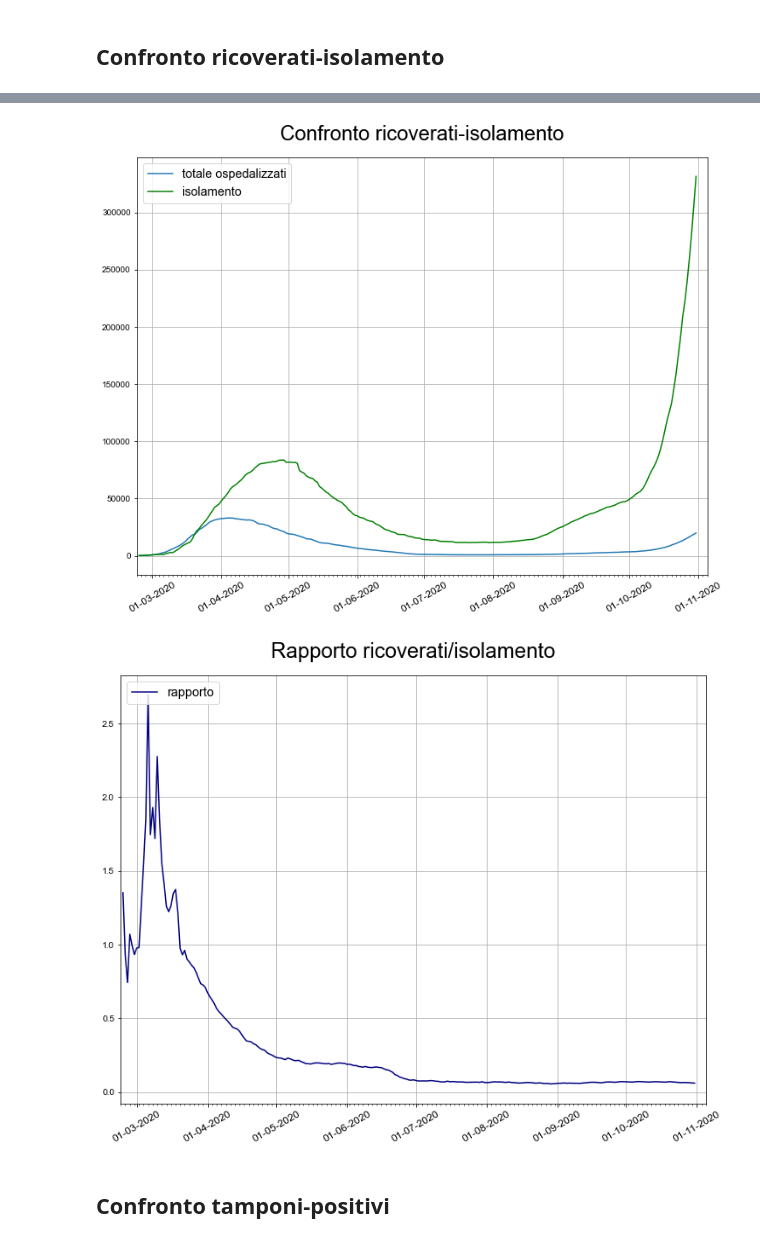
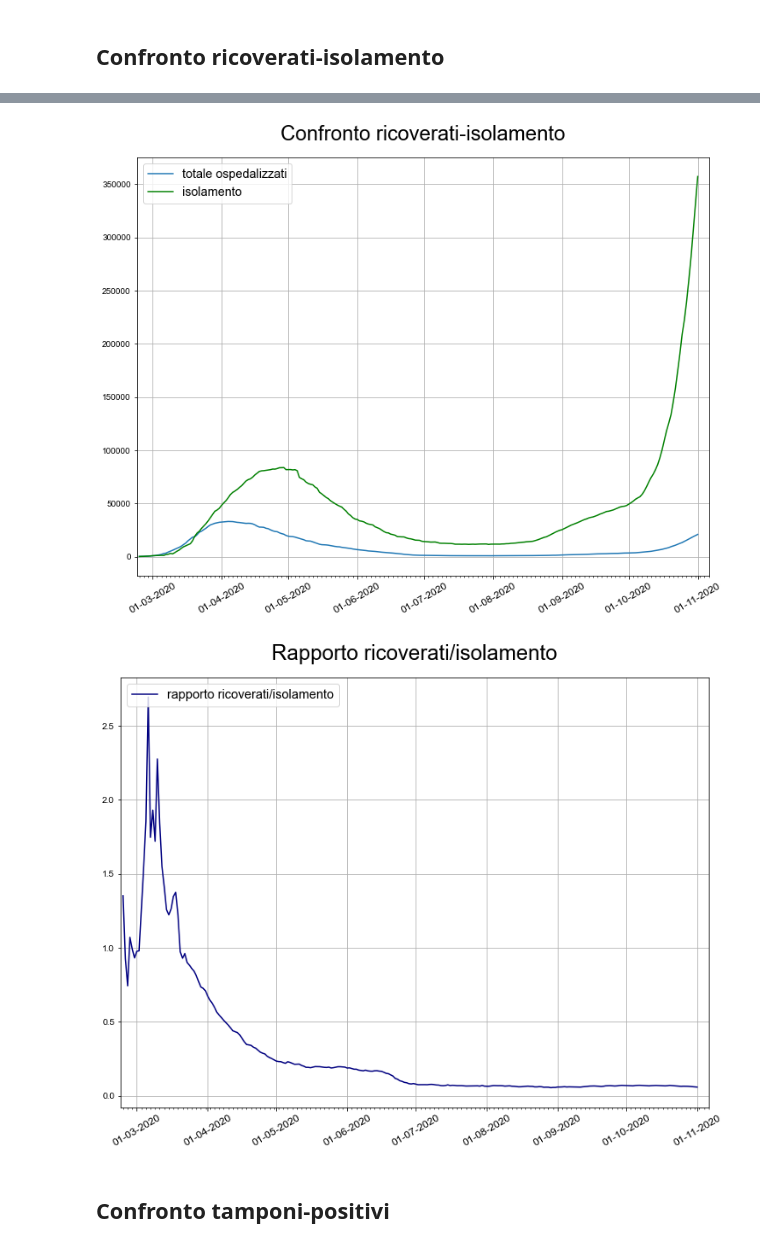
Before and after one commit to mattiafalco/COVID19, a Jupyter notebook: Analisi COVID.ipynb, the cells around one changed output, grey strips where cells are left out. Saved outputs shown, nothing was run; the diff lists cells and outputs as text; code cells hidden in the pictures.

Commit message:
dati

```diff
--- a/Analisi COVID.ipynb
+++ b/Analisi COVID.ipynb
@@ -21,7 +20,9 @@ months = mdates.MonthLocator()  # every month
 days = mdates.DayLocator(interval=2) # every day
 years_fmt = mdates.DateFormatter('%d-%m-%Y')
 # %%
-df = pd.read_csv("/Users/mattiafalco/Documents/GitHub/COVID-19/dati-andamento-nazionale/dpc-covid19-ita-andamento-nazionale.csv")
-print( 'Dati aggiornati al giorno ', df['data'][len(df)-1])
+url = 'https://raw.githubusercontent.com/pcm-dpc/COVID-19/master/dati-andamento-nazionale/dpc-covid19-ita-andamento-nazionale.csv'
+df = pd.read_csv(url)
+df.to_csv('dati_andamento_nazionale')
+print( 'Dati aggiornati al giorno ', df['data'].iloc[-1])
 df.head()
 # %% [output]
@@ -33,12 +34,11 @@ Dati aggiornati al giorno  2020-10-31T17:00:00
 | 3 | 2020-02-27T18:00:00 | ITA | 248 | 56 | 304 | 284 | ... |
 | 4 | 2020-02-28T18:00:00 | ITA | 345 | 64 | 409 | 412 | ... |
 # %%
-# creiamo colonna giorno
+# colonna giorno
 df['giorno'] = df['data'].str.slice(start=0, stop=10)
 
-primo_giorno = df['giorno'][0]
-ultimo_giorno = df['giorno'][len(df)-1]
+primo_giorno = df['giorno'].iloc[0]
+ultimo_giorno = df['giorno'].iloc[-1]
 
 giorni = pd.date_range(start=primo_giorno, end=ultimo_giorno, freq='D')
 df['giorno']=giorni
-df
@@ -164,16 +149,16 @@ ax.set_title('Confronto ricoverati-isolamento', fontsize=24, pad=20 )
 Set_graphix(ax)
 plt.show()
 # %% [output]
-[figure, old version]
+[figure, new version]
 # %%
 frazione_ric = ric_totali/isolamento
 fig, ax = plt.subplots(figsize=(12,10))
-ax.plot(giorni, frazione_ric, 'navy', label='rapporto')
+ax.plot(giorni, frazione_ric, 'navy', label='rapporto ricoverati/isolamento')
 ax.set_title('Rapporto ricoverati/isolamento', fontsize=24 , pad=20)
 Set_graphix(ax)
 plt.show()
 # %% [output]
-[figure, old version]
+[figure, new version]
 # %% [markdown]
 ## Confronto tamponi-positivi
 # %%
```
Also changed, not shown: parts of 11 cells of this notebook, 1 other file.
